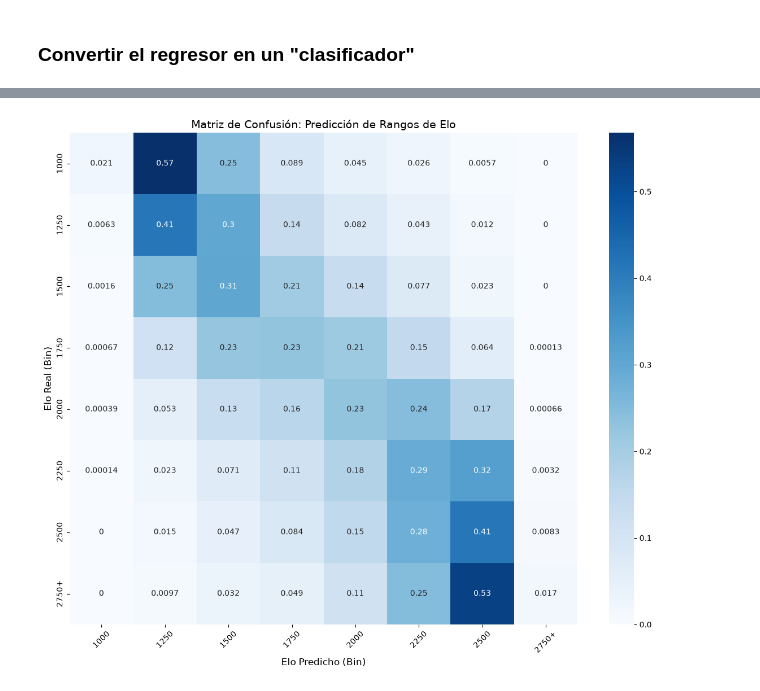
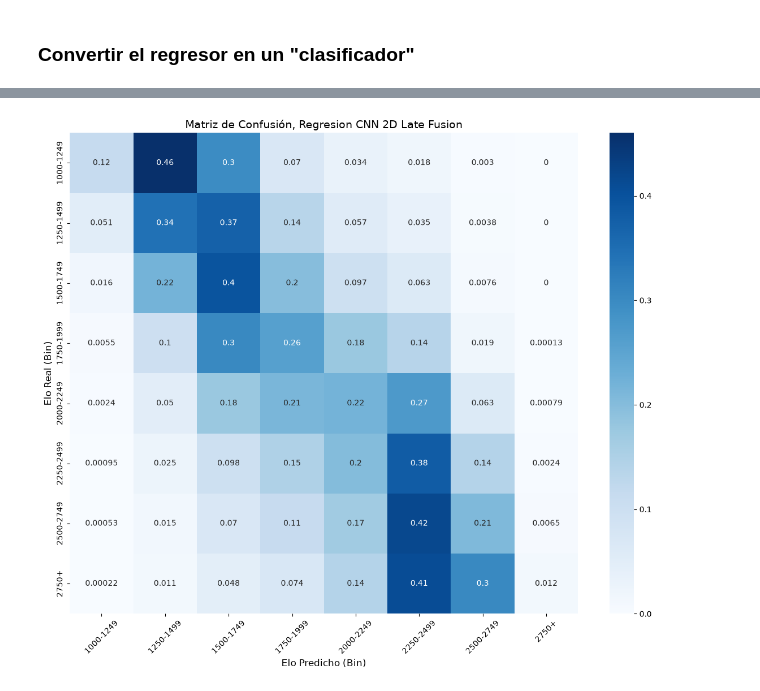
Before and after one commit to agustinlp5/tesis_chess, a Jupyter notebook: notebooks/clasificacion.ipynb, the cells around one changed output, grey strips where cells are left out. Cells and saved outputs as stored; diff of their text form; code cells hidden in the pictures.

```diff
--- a/notebooks/clasificacion.ipynb
+++ b/notebooks/clasificacion.ipynb
@@ -263,23 +246,0 @@ pred_salida = f"../data/predict/prueba.npy"
-# %%
-"""# Encoder para una posición
-
-class ChessEncoder(nn.Module):
-    def __init__(self, input_dim,num_clases):
-        super(ChessEncoder, self).__init__()
-        self.red = nn.Sequential(
-            nn.Linear(input_dim, 512),
-            nn.ReLU(),
-            nn.Dropout(p=0.4),
-            nn.Linear(512, 256),
-            nn.ReLU(),
-            nn.Dropout(p=0.3),
-            nn.Linear(256, 128),
-            nn.ReLU(),
-            nn.Dropout(p=0.2),
-            nn.Linear(128, 64),
-            nn.ReLU(),
-            nn.Linear(64, num_clases)
-        )
-
-    def forward(self, x):
-        return self.red(x)"""
@@ -630,9 +616,15 @@ plt.show()
 # %% [markdown]
 ### Convertir el regresor en un "clasificador"
 # %%
-ruta_archivo = f"../data/predict/salida_para_clasificador.npy"  # Ajusta según tu estructura
+ruta_archivo = f"../data/predict/fully_TEST_mse_standard_[15, 23, 31, 39, 47].npy"  # Ajusta según tu estructura
 datos = np.load(ruta_archivo)
-y_pred_regresor = ((datos - 1000) // divisor).astype(int)
+y_pred_regresor = np.clip(((datos - 1000) // divisor).astype(int), 0, num_clases - 1)
+# %%
+y_true_list = []
+for _, batch_y, _ in test_loader:
+        y_true_list.extend(batch_y.numpy().flatten()) # batch_y ya es el índice real
+
+y_true_clases = np.array(y_true_list)
 # %%
 acc_exacto = accuracy_score(y_true_clases, y_pred_regresor)
 
@@ -648,27 +640,27 @@ Accuracy con margen de ±1 bin (±250 Elo): 68.35%
 # %%
-# 1. Generar los nombres de los Bins para los ejes
-etiquetas_elo = [f"{1000 + i*divisor}" for i in range(num_clases)]
-etiquetas_elo[-1] = f"{1000+(num_clases-1)*divisor}+"
+# 1. Generar los nombres de los Bins para los ejes (con rangos claros)
+etiquetas_elo = [f"{1000 + i*divisor}-{1000 + (i+1)*divisor - 1}" for i in range(num_clases - 1)]
+etiquetas_elo.append(f"{1000 + (num_clases - 1) * divisor}+")
 # 2. Calcular la matriz
 cm = confusion_matrix(y_true_clases, y_pred_regresor)
 
 # 3. Opcional pero recomendado para tesis: Normalizar la matriz por filas
 # (Muestra porcentajes en lugar de conteos absolutos, útil si las clases están desbalanceadas)
 cm_porcentual = confusion_matrix(y_true_clases, y_pred_regresor, normalize='true')
 
 # 4. Dibujar el mapa de calor (Heatmap)
 plt.figure(figsize=(12, 10))
 sns.heatmap(cm_porcentual,
             annot=True,
             cmap="Blues",
             xticklabels=etiquetas_elo,
             yticklabels=etiquetas_elo)
 
 plt.xlabel("Elo Predicho (Bin)", fontsize=12)
 plt.ylabel("Elo Real (Bin)", fontsize=12)
-plt.title("Matriz de Confusión: Predicción de Rangos de Elo", fontsize=14)
+plt.title("Matriz de Confusión, Regresion CNN 2D Late Fusion", fontsize=14)
 plt.xticks(rotation=45)
 plt.tight_layout()
 plt.show()
 # %% [output]
-[figure, old version]
+[figure, new version]
```
Also changed, not shown: parts of 12 cells of this notebook, 8 other files.
